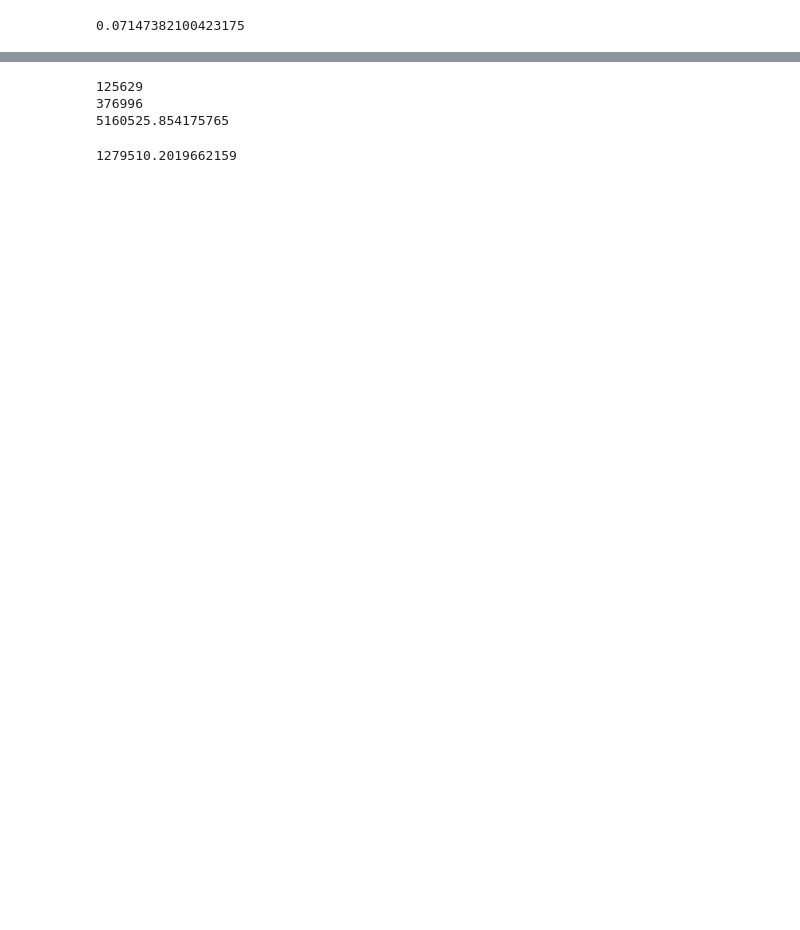
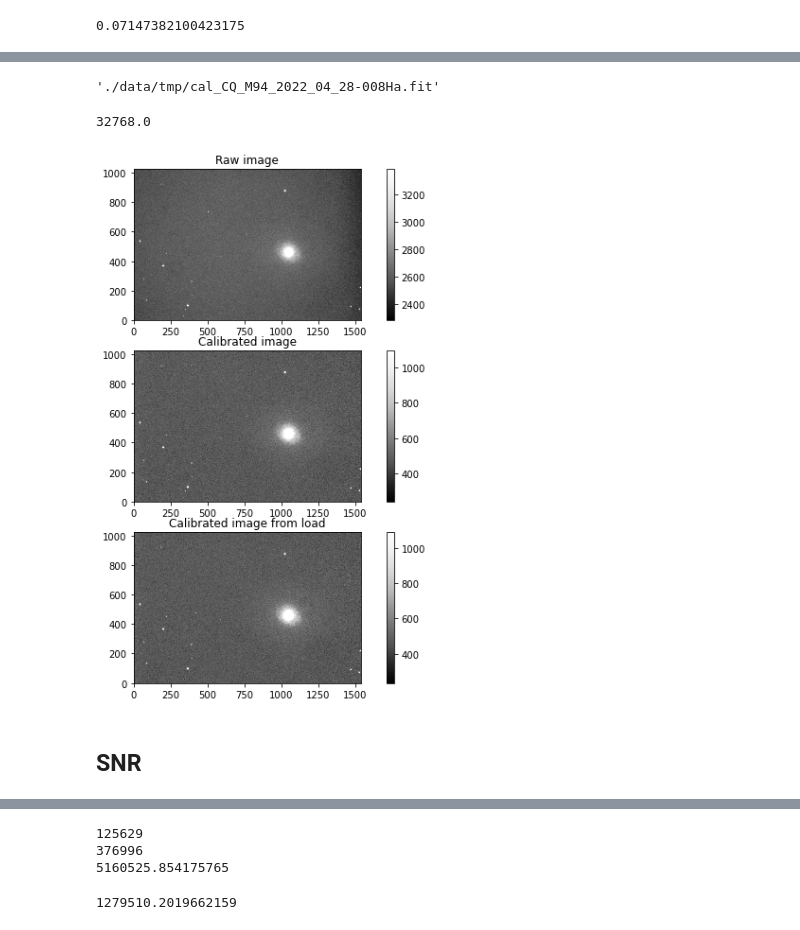
Before and after one commit to lucaspauker/phys100-final-project, a Jupyter notebook: M94_Data_Reduction.ipynb, the cells around one changed output, grey strips where cells are left out. Cells and saved outputs as stored; diff of their text form; code cells hidden in the pictures; blank space fills up the shorter version.

```diff
--- a/M94_Data_Reduction.ipynb
+++ b/M94_Data_Reduction.ipynb
@@ -90,3 +125,35 @@ plt.colorbar()
+# %%
+# Calibrated CQ Ha files
+CQ_Ha_cal_files = glob.glob(calibrateddatadir + "*Ha*")
+CQ_R_cal_files = glob.glob(calibrateddatadir + "*R*")
+# %%
+CQ_Ha_cal_files[0]
+# %% [output]
+'./data/tmp/cal_CQ_M94_2022_04_28-008Ha.fit'
+# %%
+im, header = fitsio.read(CQ_Ha_files[0], header=True)
+header["BZERO"]
+# %% [output]
+32768.0
+# %%
+fig, axs = plt.subplots(3, figsize=(10,10))
+im, header = fitsio.read(CQ_R_files[0], header=True)
+calim = science_exposure(im, header, masterbias, masterdark, masterHaflat)
+calim2 = fitsio.read(CQ_R_cal_files[0])
+im1 = axs[0].imshow(im, vmin=np.median(im)-2*np.std(im), vmax=np.median(im)+5*np.std(im))
+im2 = axs[1].imshow(calim, vmin=np.median(calim)-2*np.std(calim), vmax=np.median(calim)+5*np.std(calim))
+im3 = axs[2].imshow(calim2, vmin=np.median(calim2)-2*np.std(calim2), vmax=np.median(calim2)+5*np.std(calim2))
+axs[0].set_title("Raw image")
+axs[1].set_title("Calibrated image")
+axs[2].set_title("Calibrated image from load")
+fig.colorbar(im1,ax=axs[0])
+fig.colorbar(im2,ax=axs[1])
+fig.colorbar(im3,ax=axs[2])
+plt.show()
+# %% [output]
+[figure, added]
+# %% [markdown]
+## SNR
 # %%
 uncalsciim, header = fitsio.read(CQ_Ha_files[0], header=True)
 calim = science_exposure(uncalsciim, header, masterbias, masterdark, masterHaflat)
```
Also changed, not shown: parts of 14 cells of this notebook.
